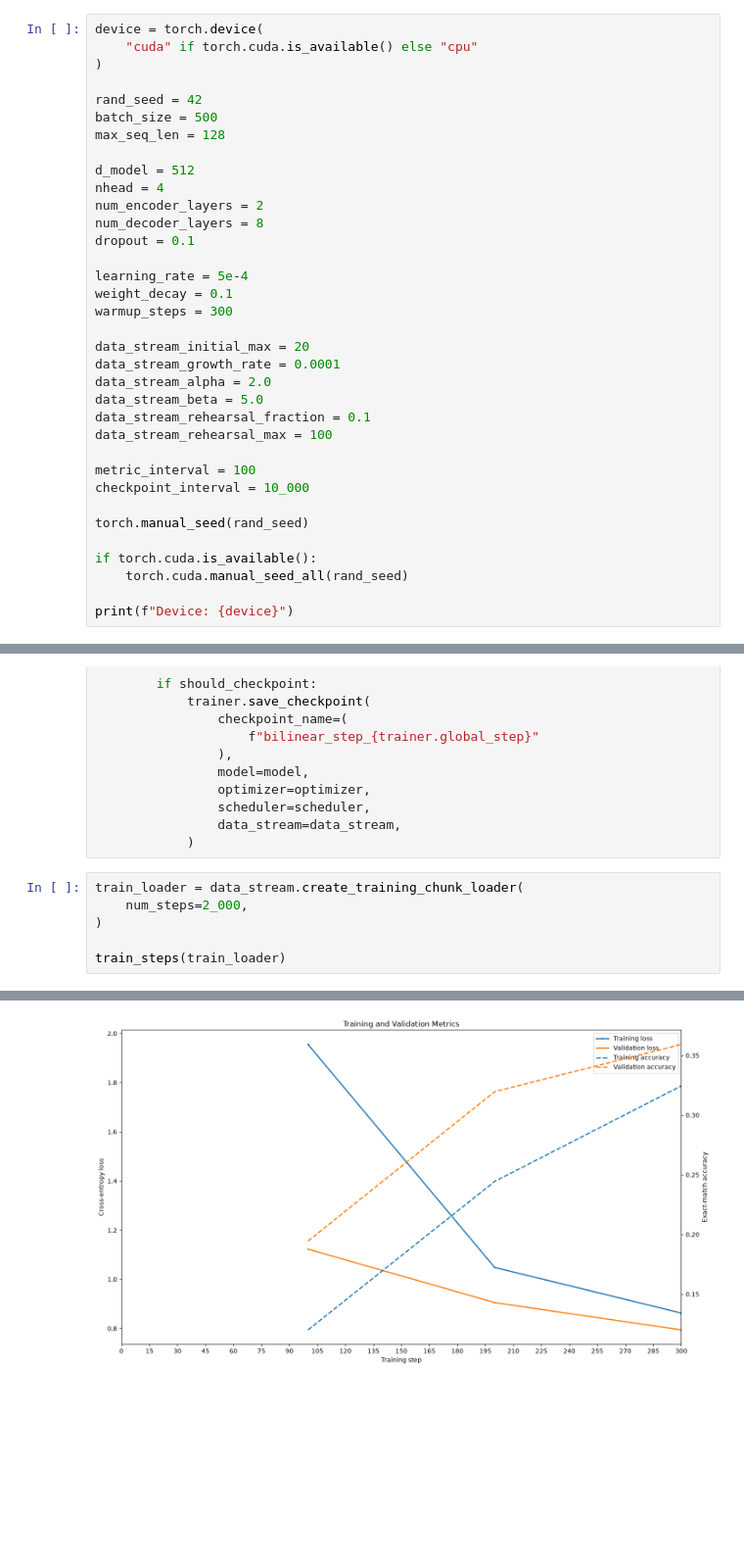
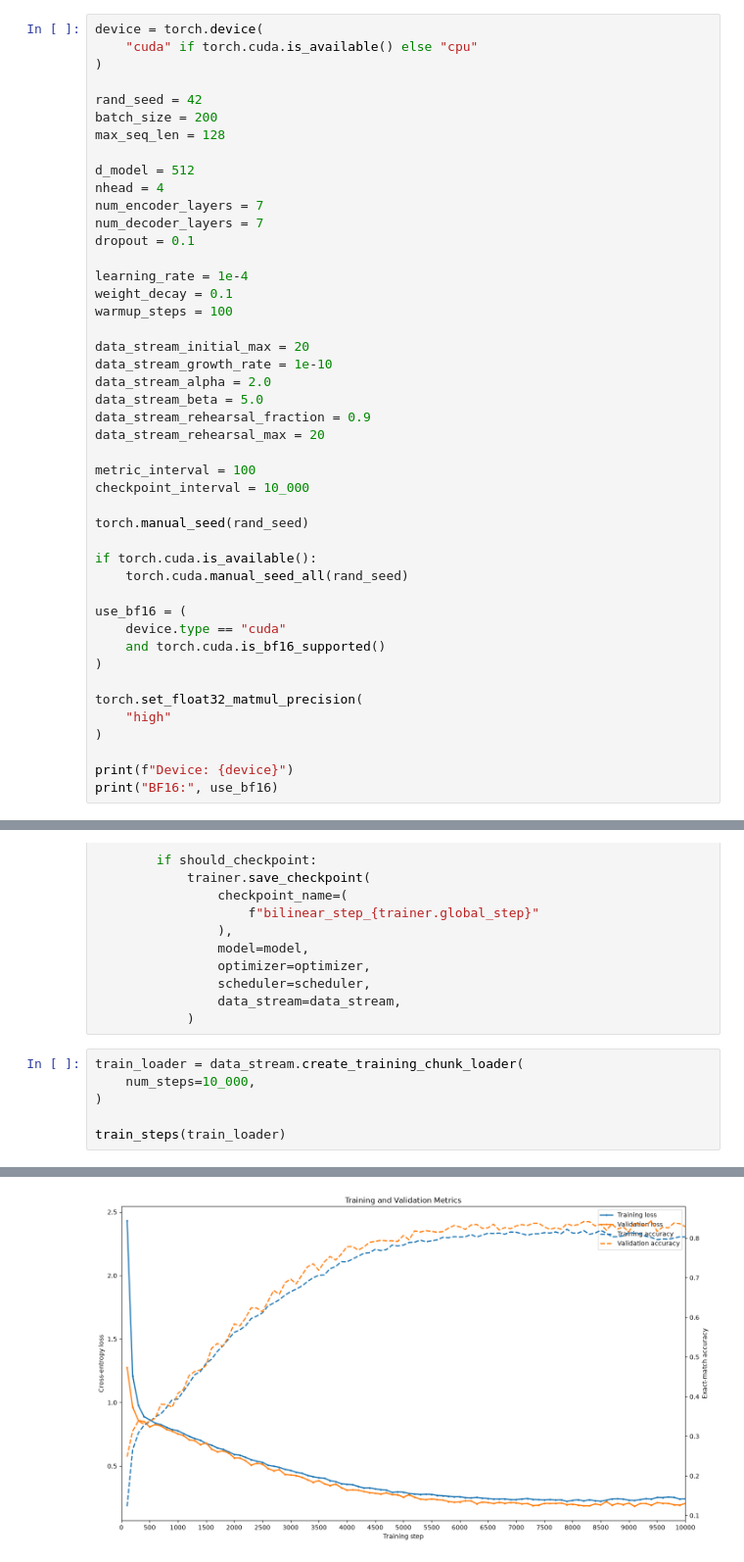
Before and after one commit to he-man-david/SAIR-competition-modular-math, a Jupyter notebook: experimenting.ipynb, the cells around one changed output, grey strips where cells are left out. Shown at 98% size. Drawn from its saved outputs; the diff is of its cells as text; blank space fills up the shorter version.

```diff
--- a/experimenting.ipynb
+++ b/experimenting.ipynb
@@ -16,25 +16,25 @@ device = torch.device(
 )
 
 rand_seed = 42
-batch_size = 500
+batch_size = 200
 max_seq_len = 128
 
 d_model = 512
 nhead = 4
-num_encoder_layers = 2
-num_decoder_layers = 8
+num_encoder_layers = 7
+num_decoder_layers = 7
 dropout = 0.1
 
-learning_rate = 5e-4
+learning_rate = 1e-4
 weight_decay = 0.1
-warmup_steps = 300
+warmup_steps = 100
 
 data_stream_initial_max = 20
-data_stream_growth_rate = 0.0001
+data_stream_growth_rate = 1e-10
 data_stream_alpha = 2.0
 data_stream_beta = 5.0
-data_stream_rehearsal_fraction = 0.1
-data_stream_rehearsal_max = 100
+data_stream_rehearsal_fraction = 0.9
+data_stream_rehearsal_max = 20
 
 metric_interval = 100
 checkpoint_interval = 10_000
@@ -44,4 +44,14 @@ torch.manual_seed(rand_seed)
 if torch.cuda.is_available():
     torch.cuda.manual_seed_all(rand_seed)
 
+use_bf16 = (
+    device.type == "cuda"
+    and torch.cuda.is_bf16_supported()
+)
+
+torch.set_float32_matmul_precision(
+    "high"
+)
+
 print(f"Device: {device}")
+print("BF16:", use_bf16)
@@ -314,7 +327,7 @@ def train_steps(
             )
 # %%
 train_loader = data_stream.create_training_chunk_loader(
-    num_steps=2_000,
+    num_steps=10_000,
 )
 
 train_steps(train_loader)
@@ -340 +353 @@ W0729 08:47:45.857000 666733 /system/conda/miniconda3/envs/cloudspace/lib/python
-[figure, old version]
+[figure, new version]
```
Also changed, not shown: parts of 5 cells of this notebook, 2 other files.
